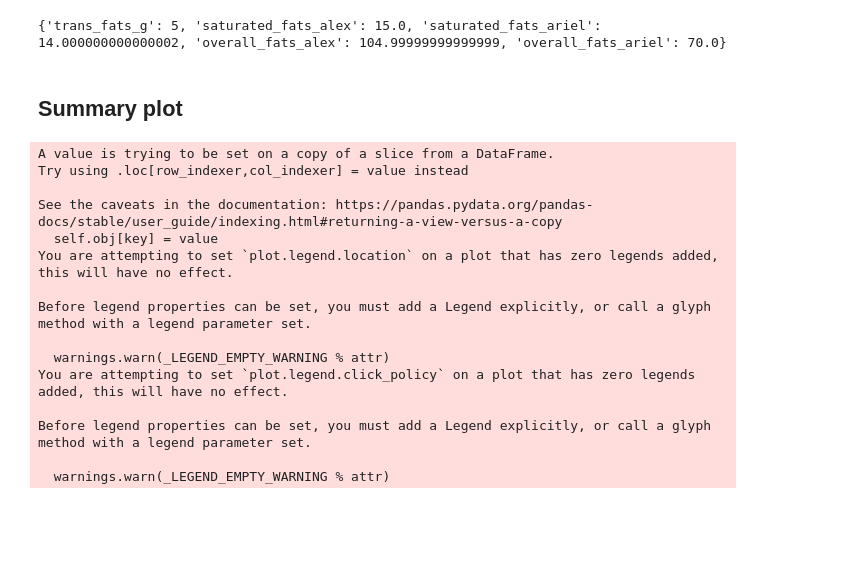
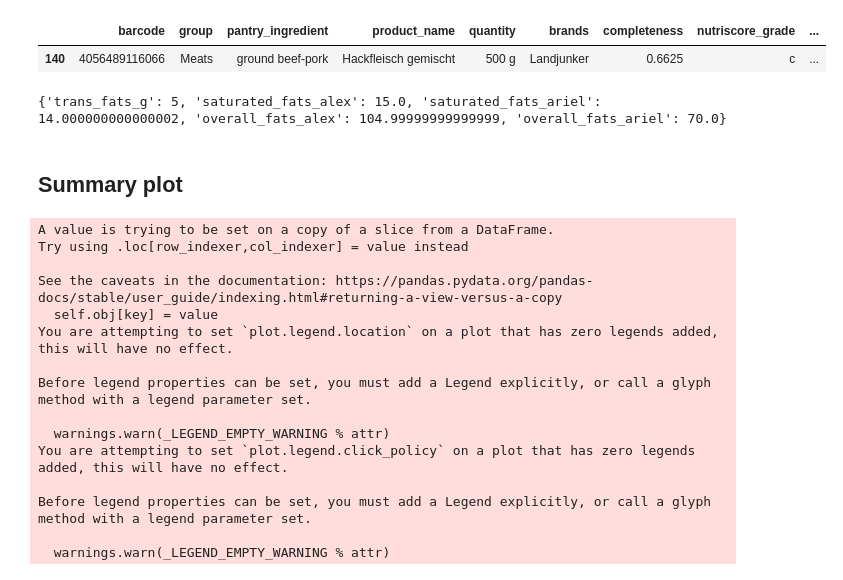
Before and after one commit to ArBridgeman/aurorianclouds, a Jupyter notebook: sous-chef/analysis/nutrition/basic_plots.ipynb, the cells around one changed output. Saved outputs shown, nothing was run; the diff lists cells and outputs as text; code cells hidden in the pictures; blank space fills up the shorter version.

```diff
--- a/sous-chef/analysis/nutrition/basic_plots.ipynb
+++ b/sous-chef/analysis/nutrition/basic_plots.ipynb
@@ -22,6 +23,11 @@ nutri_df.head()
 | 2 | 4008100120341 | Sauces | apple cider vinegar | Bio Apfelessig | 500ml | Hengstenberg | 0.775 | NaN | ... |
 | 3 | 4311501711699 | Canned | applesauce | Apfelmus | 360g | Edeka | 0.6875 | a | ... |
 | 4 | 4311501356517 | Canned | artichoke hearts | Artischocken Herzen | 240 g | Edeka | 0.6875 | a | ... |
+# %%
+nutri_df[nutri_df.pantry_ingredient.str.contains("ground beef-pork")]
+# %% [output]
+|  | barcode | group | pantry_ingredient | product_name | quantity | brands | completeness | nutriscore_grade | ... |
+| 140 | 4056489116066 | Meats | ground beef-pork | Hackfleisch gemischt | 500 g | Landjunker | 0.6625 | c | ... |
 # %%
 # https://www.omnicalculator.com/conversion/grams-to-calories#grams-to-calories-conversion
 kcal_per1g_carbohydrates = 4
```
Also changed, not shown: parts of 1 cell of this notebook.
